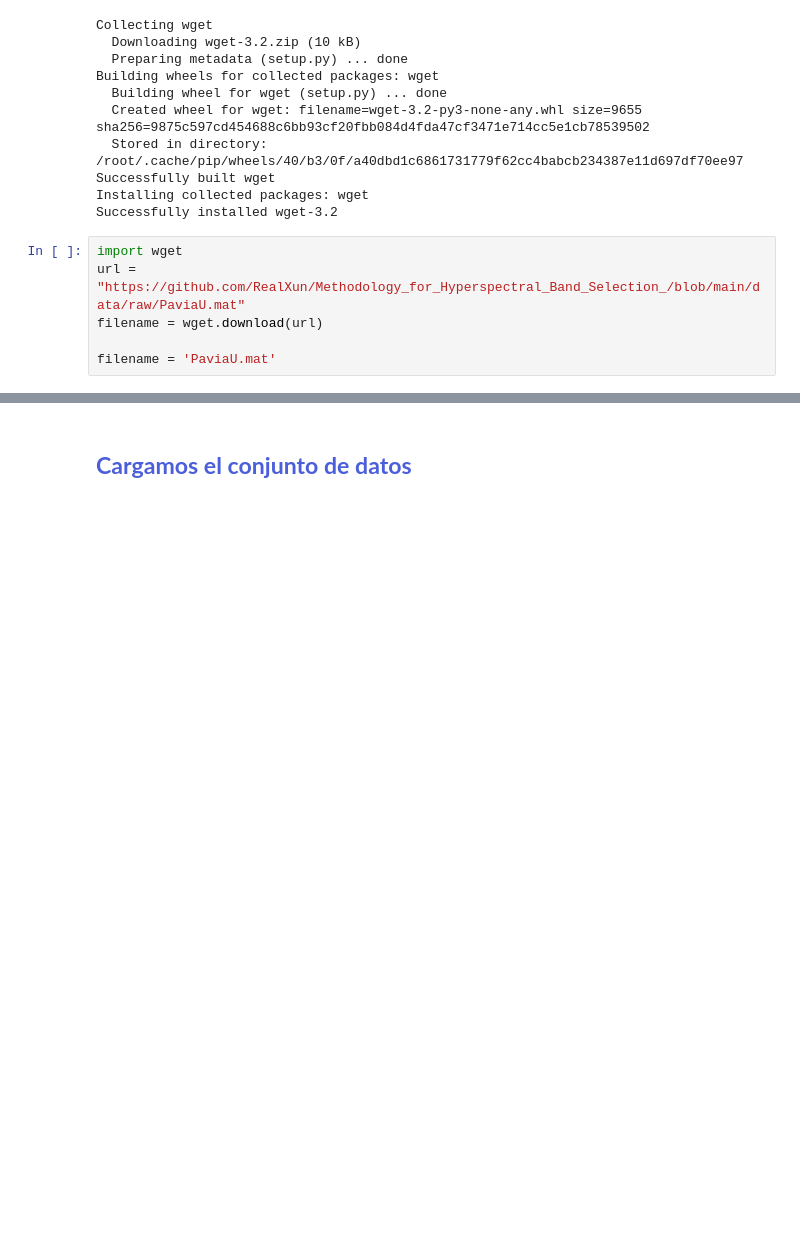
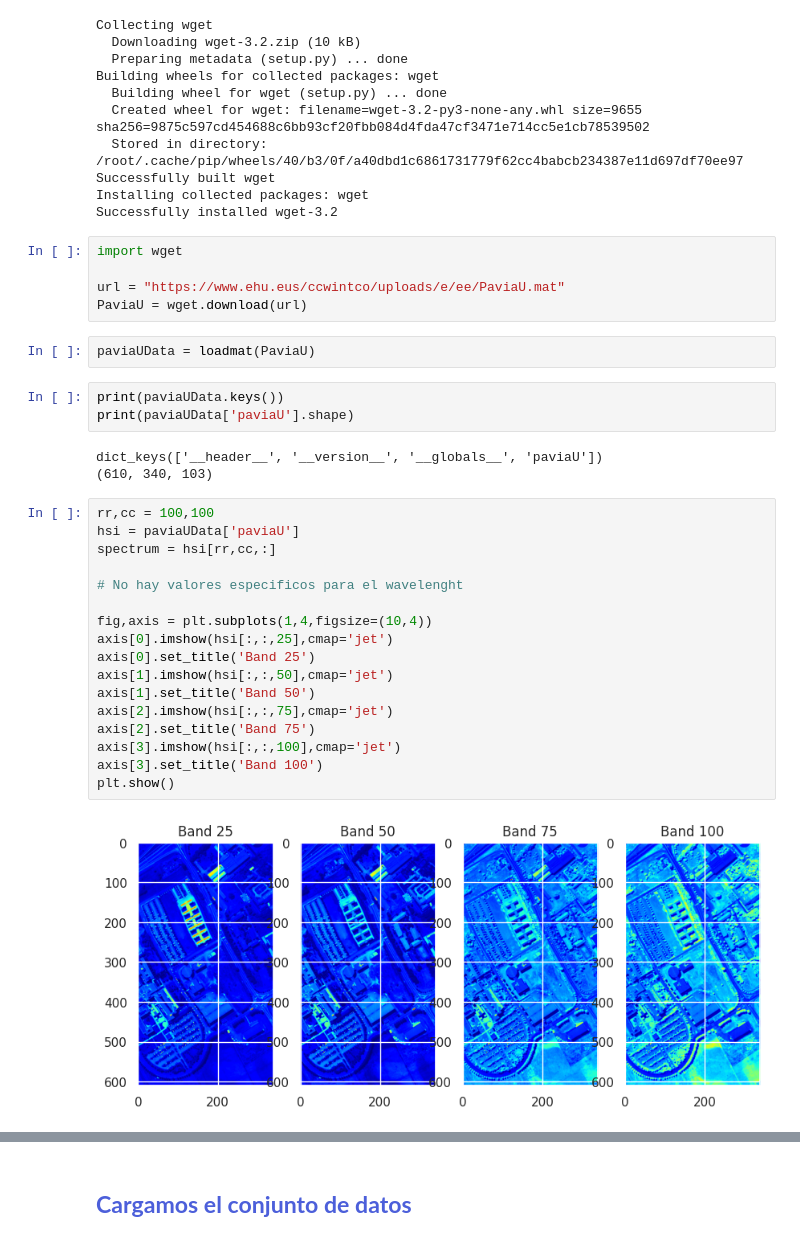
Before and after one commit to Gilberter/Hands-on-Computer-Vision, a Jupyter notebook: sesiones/sesion4/Sesion4_3_Classification.ipynb, the cells around one changed output, grey strips where cells are left out. Cells and saved outputs as stored; diff of their text form; blank space fills up the shorter version.

```diff
--- a/sesiones/sesion4/Sesion4_3_Classification.ipynb
+++ b/sesiones/sesion4/Sesion4_3_Classification.ipynb
@@ -107,7 +107,33 @@ Installing collected packages: wget
 Successfully installed wget-3.2
 # %%
 import wget
-url = "https://github.com/RealXun/Methodology_for_Hyperspectral_Band_Selection_/blob/main/data/raw/PaviaU.mat"
-filename = wget.download(url)
 
-filename = 'PaviaU.mat'
+url = "https://www.ehu.eus/ccwintco/uploads/e/ee/PaviaU.mat"
+PaviaU = wget.download(url)
+# %%
+paviaUData = loadmat(PaviaU)
+# %%
+print(paviaUData.keys())
+print(paviaUData['paviaU'].shape)
+# %% [output]
+dict_keys(['__header__', '__version__', '__globals__', 'paviaU'])
+(610, 340, 103)
+# %%
+rr,cc = 100,100
+hsi = paviaUData['paviaU']
+spectrum = hsi[rr,cc,:]
+
+# No hay valores especificos para el wavelenght
+
+fig,axis = plt.subplots(1,4,figsize=(10,4))
+axis[0].imshow(hsi[:,:,25],cmap='jet')
+axis[0].set_title('Band 25')
+axis[1].imshow(hsi[:,:,50],cmap='jet')
+axis[1].set_title('Band 50')
+axis[2].imshow(hsi[:,:,75],cmap='jet')
+axis[2].set_title('Band 75')
+axis[3].imshow(hsi[:,:,100],cmap='jet')
+axis[3].set_title('Band 100')
+plt.show()
+# %% [output]
+[figure, added]
```
Also changed, not shown: parts of 16 cells of this notebook.
